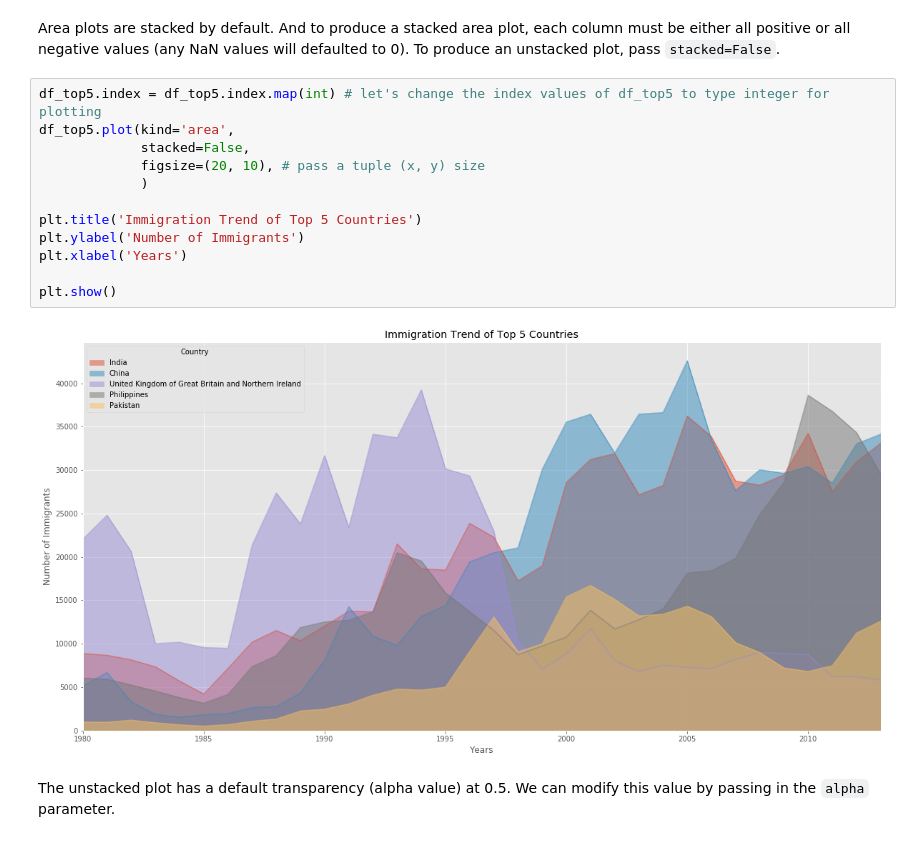
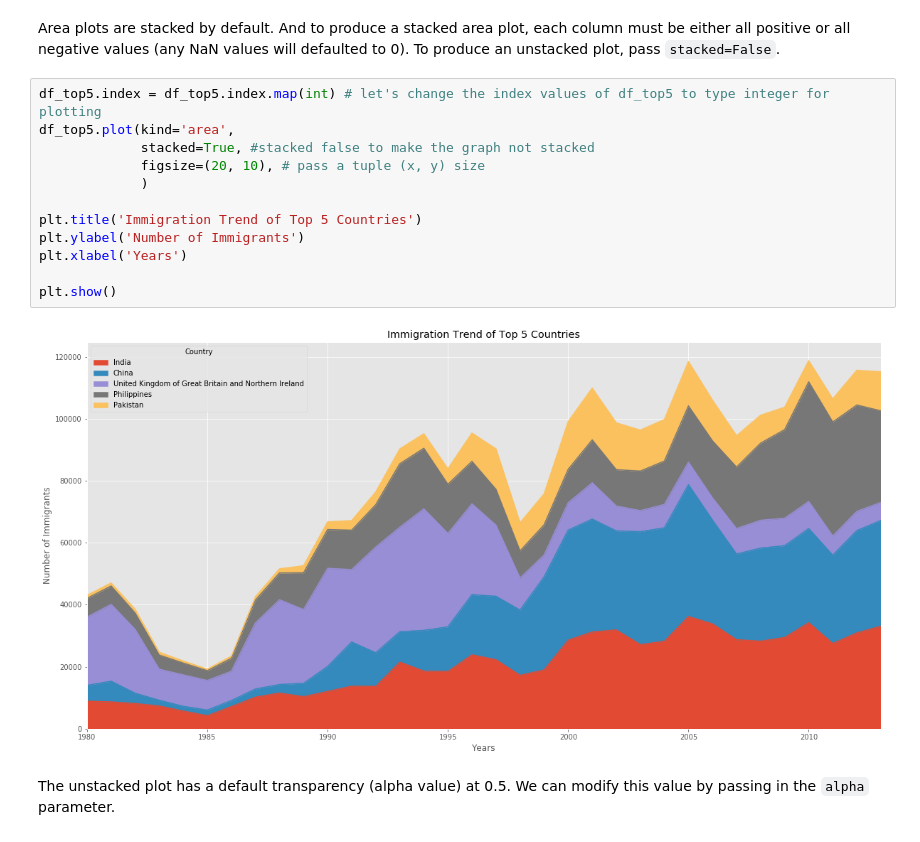
Before and after one commit to tuliocpa/Data_Science, a Jupyter notebook: Notebook 10 - Area Plots, Histograms, and Bar Plot.ipynb, the cells around one changed output. Drawn from its saved outputs; the diff is of its cells as text.

```diff
--- a/Notebook 10 - Area Plots, Histograms, and Bar Plot.ipynb
+++ b/Notebook 10 - Area Plots, Histograms, and Bar Plot.ipynb
@@ -231,17 +231,17 @@ Area plots are stacked by default. And to produce a stacked area plot, each colu
 # %%
 df_top5.index = df_top5.index.map(int) # let's change the index values of df_top5 to type integer for plotting
 df_top5.plot(kind='area',
-             stacked=False,
+             stacked=True, #stacked false to make the graph not stacked
              figsize=(20, 10), # pass a tuple (x, y) size
              )
 
 plt.title('Immigration Trend of Top 5 Countries')
 plt.ylabel('Number of Immigrants')
 plt.xlabel('Years')
 
 plt.show()
 # %% [output]
-[figure, old version]
+[figure, new version]
 # %% [markdown]
 The unstacked plot has a default transparency (alpha value) at 0.5. We can modify this value by passing in the `alpha` parameter.
 # %%
```
Also changed, not shown: parts of 3 cells of this notebook.
